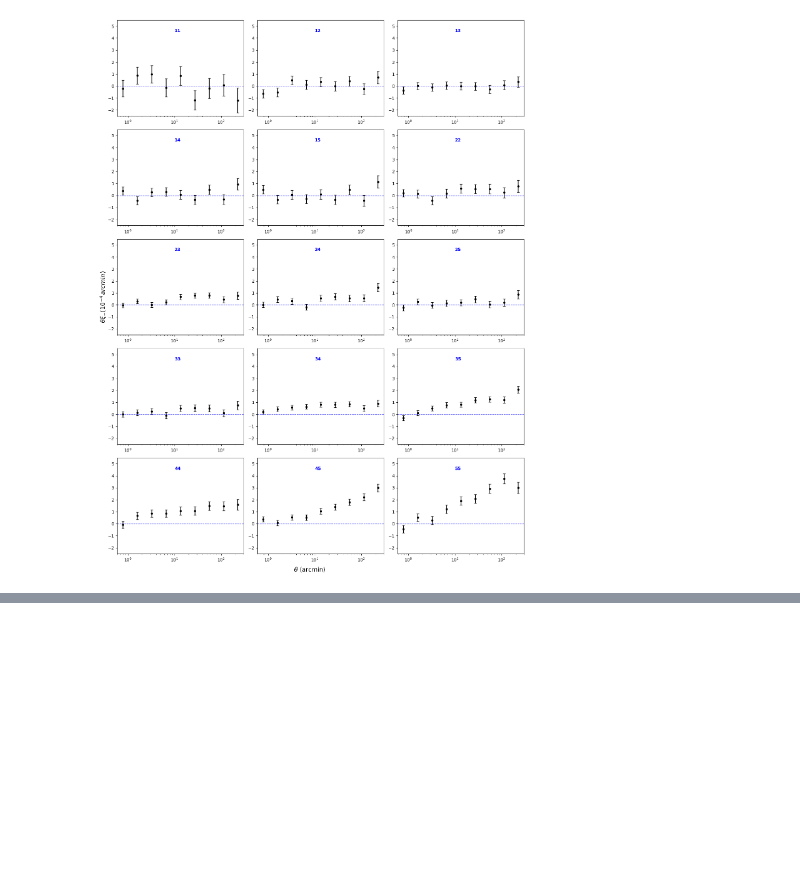
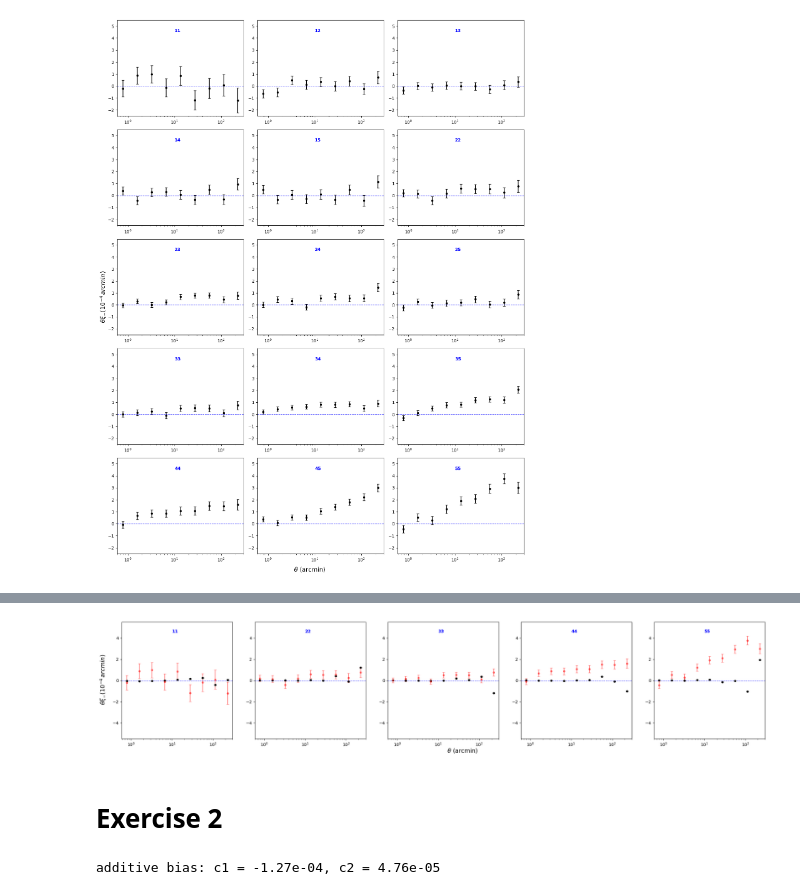
Before and after one commit to arunkannawadi/icts2026, a Jupyter notebook: ChandanWatts/day_4_and_5.ipynb, the cells around one changed output, grey strips where cells are left out. Drawn from its saved outputs; the diff is of its cells as text; code cells hidden in the pictures; blank space fills up the shorter version.

```diff
--- a/ChandanWatts/day_4_and_5.ipynb
+++ b/ChandanWatts/day_4_and_5.ipynb
@@ -658,0 +882,56 @@ plt.show()
+# %%
+fig, axes = plt.subplots(nrows=1, ncols=5, figsize=(25, 5))
+axes = axes.flatten()
+
+for idx in range(5):
+    ax = axes[idx]
+
+    r = jall_r[idx]
+    xim = jall_xim[idx]
+    sig = jall_sig_xim[idx]
+
+    y = r * xim * 10**4
+    y_err = r * sig * 10**4
+
+    pr = pall_r[idx]
+    pxim = pall_xim[idx]
+    psig = pall_sig_xim[idx]
+
+    py = pr * pxim * 10**4
+    py_err = pr * psig * 10**4
+
+    ax.errorbar(x=pr, y=py, yerr=py_err, fmt='o', color='black', markersize=4, capsize=3, label="PSF ellip")
+    ax.errorbar(x=r, y=y, yerr=y_err, fmt='o', color='red', markersize=4, capsize=3, label="Ellp", alpha=0.5)
+
+    ax.axhline(0, color='blue', linestyle='--', linewidth=1, alpha=0.7)
+    ax.text(10,4.5,f'{plabels[idx]}', color='blue', fontweight='bold')
+    # ax.set_xlabel(r'$\theta$ (arcmin)')
+    # ax.set_ylabel(r'$\theta \xi_{+} ( 10^{-4} \,arcmin)$')
+    ax.set_ylim(-5.5, 5.5)
+    ax.set_xscale('log')
+    # if idx == 0:
+    #     ax.legend(loc='lower left', fontsize=10)
+
+fig.supxlabel(r'$\theta$ (arcmin)', fontsize=14)
+fig.supylabel(r'$\theta \xi_{-} ( 10^{-4} \,arcmin)$', fontsize=14)
+plt.subplots_adjust(left=0.05)
+
+# plt.tight_layout()
+# plt.savefig("xip1.png")
+plt.show()
+# %% [output]
+[figure, added]
+# %% [markdown]
+# Exercise 2
+# %%
+phi = np.random.uniform(0, np.pi, size=len(tab_pan['e1']))
+
+e1_rand = tab_pan['e1'] * np.cos(2 * phi) - tab_pan['e2'] * np.sin(2 * phi)
+e2_rand = tab_pan['e1'] * np.sin(2 * phi) + tab_pan['e2'] * np.cos(2 * phi)
+
+c1_bias = np.mean(e1_rand)
+c2_bias = np.mean(e2_rand)
+
+print(f"additive bias: c1 = {c1_bias:.2e}, c2 = {c2_bias:.2e}")
+# %% [output]
+additive bias: c1 = -1.27e-04, c2 = 4.76e-05
```
Also changed, not shown: parts of 31 cells of this notebook.
